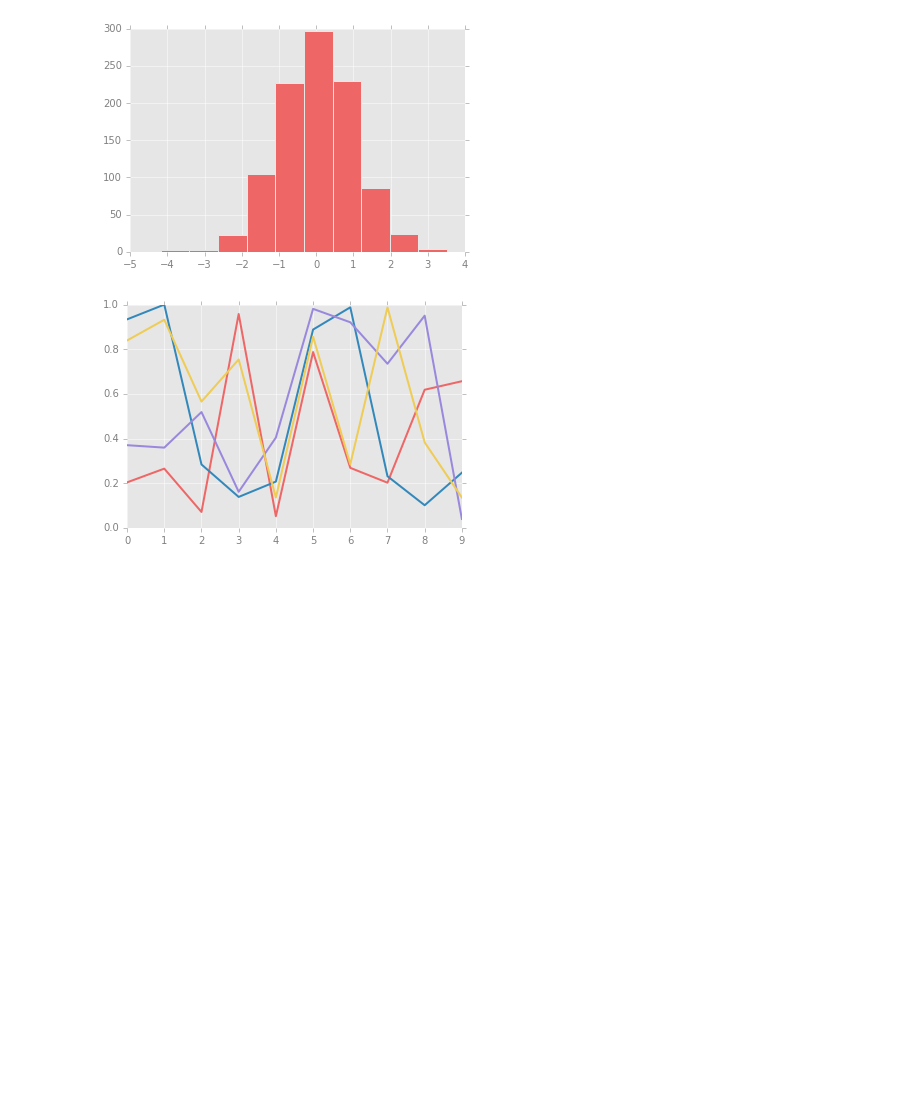
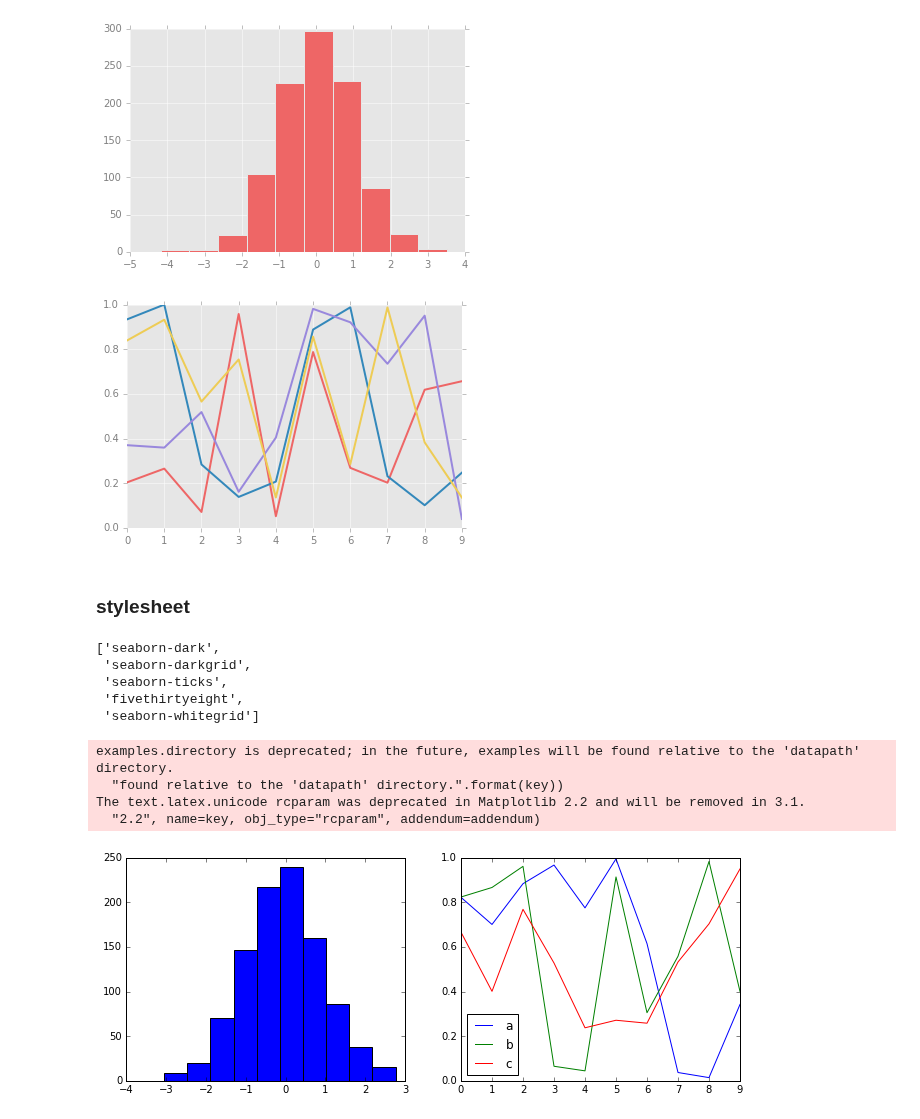
Before and after one commit to thimi0412/PythonDataScinence, a Jupyter notebook: matplotlib-pra/config_and_stylesheet.ipynb, the cells around one changed output. Saved outputs shown, nothing was run; the diff lists cells and outputs as text; code cells hidden in the pictures; blank space fills up the shorter version.

```diff
--- a/matplotlib-pra/config_and_stylesheet.ipynb
+++ b/matplotlib-pra/config_and_stylesheet.ipynb
@@ -65,3 +65,32 @@ for i in range(4):
     plt.plot(np.random.rand(10))
 # %% [output]
 [figure]
+# %% [markdown]
+### stylesheet
+# %%
+plt.style.available[:5]
+# %% [output]
+['seaborn-dark',
+ 'seaborn-darkgrid',
+ 'seaborn-ticks',
+ 'fivethirtyeight',
+ 'seaborn-whitegrid']
+# %%
+def hist_and_lines():
+    np.random.seed(0)
+    fig, ax = plt.subplots(1, 2, figsize=(11, 4))
+    ax[0].hist(np.random.randn(1000))
+    for i in range(3):
+        ax[1].plot(np.random.rand(10))
+    ax[1].legend(['a', 'b', 'c'], loc='lower left')
+# %%
+plt.rcParams.update(IPython_default)
+# %% [output]
+examples.directory is deprecated; in the future, examples will be found relative to the 'datapath' directory.
+  "found relative to the 'datapath' directory.".format(key))
+The text.latex.unicode rcparam was deprecated in Matplotlib 2.2 and will be removed in 3.1.
+  "2.2", name=key, obj_type="rcparam", addendum=addendum)
+# %%
+hist_and_lines()
+# %% [output]
+[figure, added]
```
Also changed, not shown: parts of 7 cells of this notebook, 1 other file.
